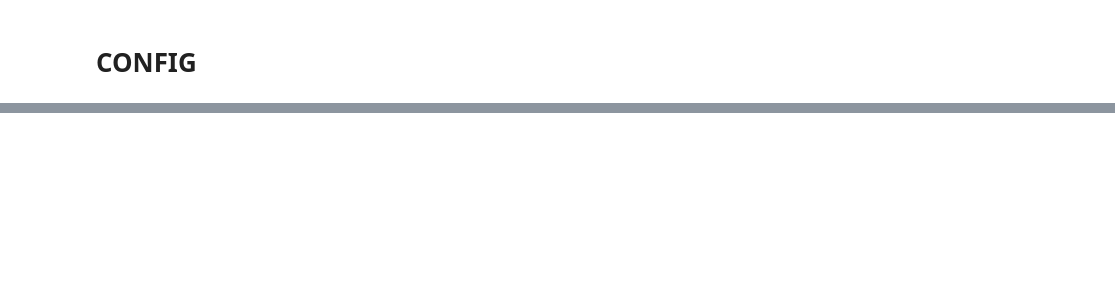
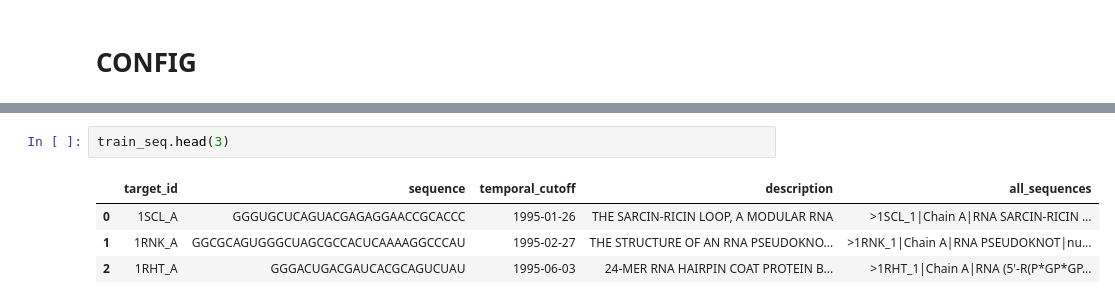
Before and after one commit to coffeemil9/RNA, a Jupyter notebook: notebook/0. EDA.ipynb, the cells around one changed output, grey strips where cells are left out. Drawn from its saved outputs; the diff is of its cells as text; blank space fills up the shorter version.

```diff
--- a/notebook/0. EDA.ipynb
+++ b/notebook/0. EDA.ipynb
@@ -632,0 +131,7 @@ score(true_df, pred_df, 'ID')
+# %%
+train_seq.head(3)
+# %% [output]
+|  | target_id | sequence | temporal_cutoff | description | all_sequences |
+| 0 | 1SCL_A | GGGUGCUCAGUACGAGAGGAACCGCACCC | 1995-01-26 | THE SARCIN-RICIN LOOP, A MODULAR RNA | >1SCL_1|Chain A|RNA SARCIN-RICIN ... |
+| 1 | 1RNK_A | GGCGCAGUGGGCUAGCGCCACUCAAAAGGCCCAU | 1995-02-27 | THE STRUCTURE OF AN RNA PSEUDOKNO... | >1RNK_1|Chain A|RNA PSEUDOKNOT|nu... |
+| 2 | 1RHT_A | GGGACUGACGAUCACGCAGUCUAU | 1995-06-03 | 24-MER RNA HAIRPIN COAT PROTEIN B... | >1RHT_1|Chain A|RNA (5'-R(P*GP*GP... |
```
Also changed, not shown: parts of 73 cells of this notebook, 4 other files.
